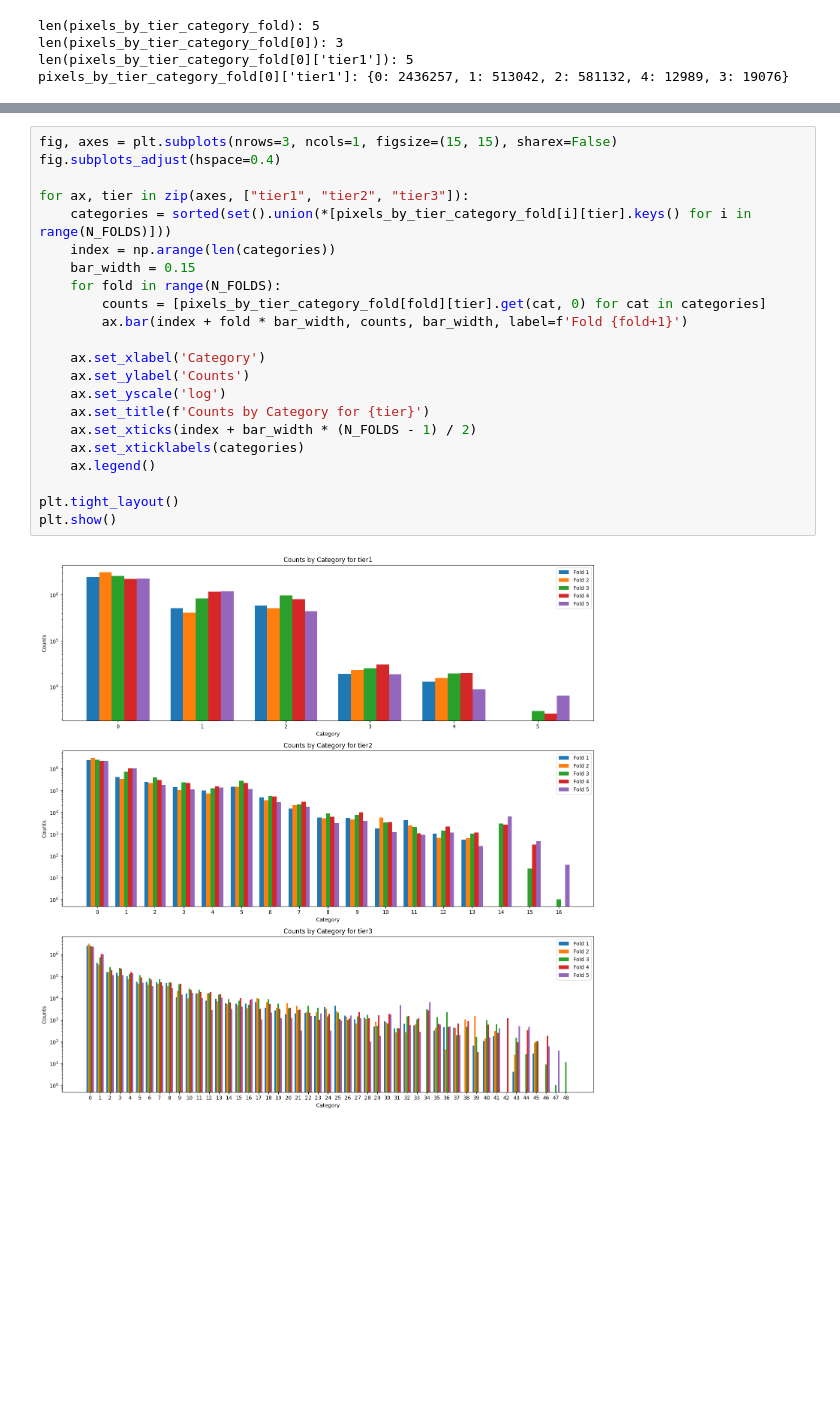
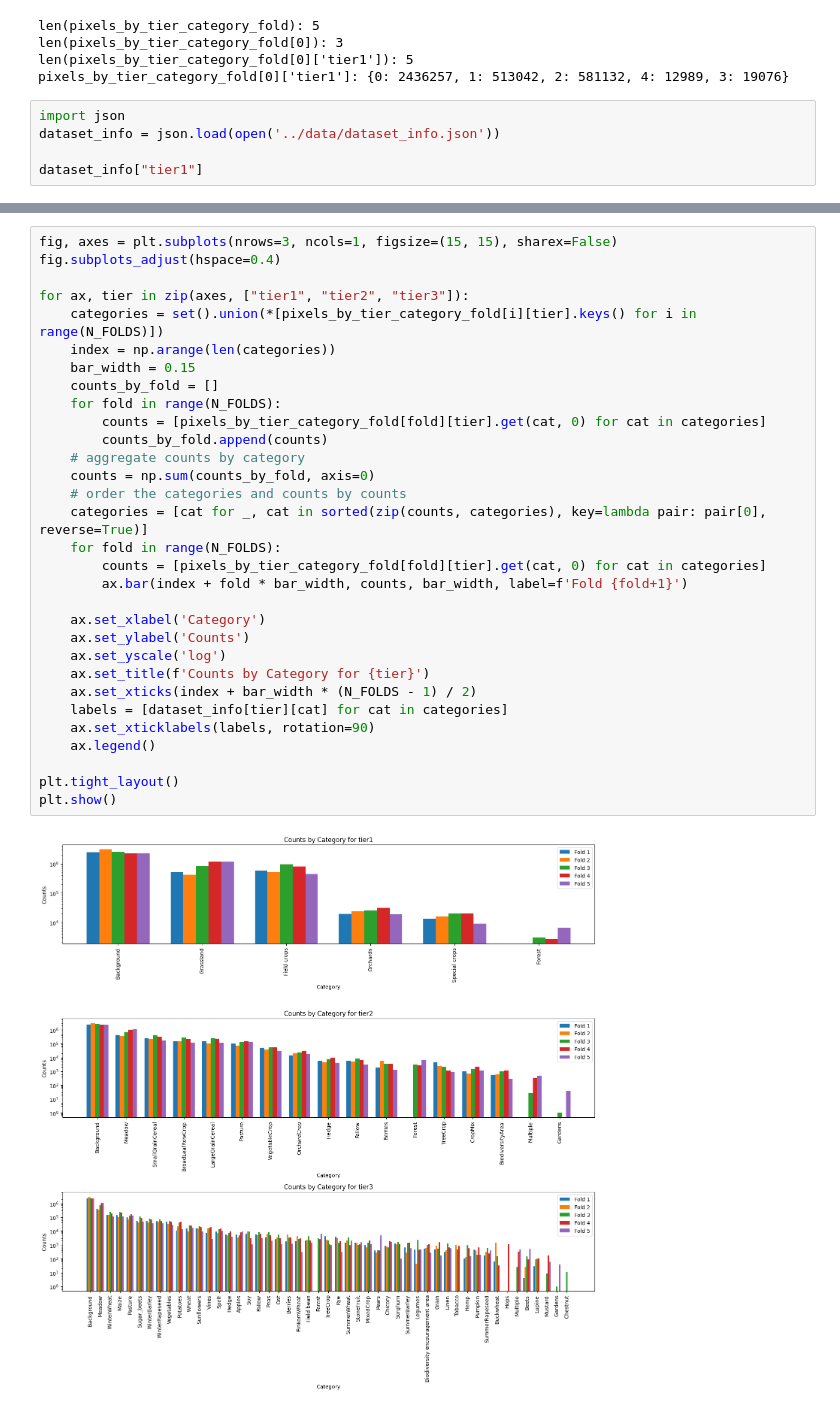
Before and after one commit to Satellite-Based-Crop-Classification/messis, a Jupyter notebook: notebooks/dataset_eda.ipynb, the cells around one changed output, grey strips where cells are left out. Cells and saved outputs as stored; diff of their text form; blank space fills up the shorter version.

Commit message:
Fixed: counts were not ordered; missing labels

```diff
--- a/notebooks/dataset_eda.ipynb
+++ b/notebooks/dataset_eda.ipynb
@@ -75,3 +75,8 @@ len(pixels_by_tier_category_fold): 5
 len(pixels_by_tier_category_fold[0]): 3
 len(pixels_by_tier_category_fold[0]['tier1']): 5
 pixels_by_tier_category_fold[0]['tier1']: {0: 2436257, 1: 513042, 2: 581132, 4: 12989, 3: 19076}
+# %%
+import json
+dataset_info = json.load(open('../data/dataset_info.json'))
+
+dataset_info["tier1"]
@@ -78,24 +90,33 @@ pixels_by_tier_category_fold[0]['tier1']: {0: 2436257, 1: 513042, 2: 581132, 4:
 # %%
 fig, axes = plt.subplots(nrows=3, ncols=1, figsize=(15, 15), sharex=False)
 fig.subplots_adjust(hspace=0.4)
 
 for ax, tier in zip(axes, ["tier1", "tier2", "tier3"]):
-    categories = sorted(set().union(*[pixels_by_tier_category_fold[i][tier].keys() for i in range(N_FOLDS)]))
+    categories = set().union(*[pixels_by_tier_category_fold[i][tier].keys() for i in range(N_FOLDS)])
     index = np.arange(len(categories))
     bar_width = 0.15
+    counts_by_fold = []
+    for fold in range(N_FOLDS):
+        counts = [pixels_by_tier_category_fold[fold][tier].get(cat, 0) for cat in categories]
+        counts_by_fold.append(counts)
+    # aggregate counts by category
+    counts = np.sum(counts_by_fold, axis=0)
+    # order the categories and counts by counts
+    categories = [cat for _, cat in sorted(zip(counts, categories), key=lambda pair: pair[0], reverse=True)]
     for fold in range(N_FOLDS):
         counts = [pixels_by_tier_category_fold[fold][tier].get(cat, 0) for cat in categories]
         ax.bar(index + fold * bar_width, counts, bar_width, label=f'Fold {fold+1}')
 
     ax.set_xlabel('Category')
     ax.set_ylabel('Counts')
     ax.set_yscale('log')
     ax.set_title(f'Counts by Category for {tier}')
     ax.set_xticks(index + bar_width * (N_FOLDS - 1) / 2)
-    ax.set_xticklabels(categories)
+    labels = [dataset_info[tier][cat] for cat in categories]
+    ax.set_xticklabels(labels, rotation=90)
     ax.legend()
 
 plt.tight_layout()
 plt.show()
 # %% [output]
-[figure, old version]
+[figure, new version]
```
Also changed, not shown: parts of 1 cell of this notebook.
